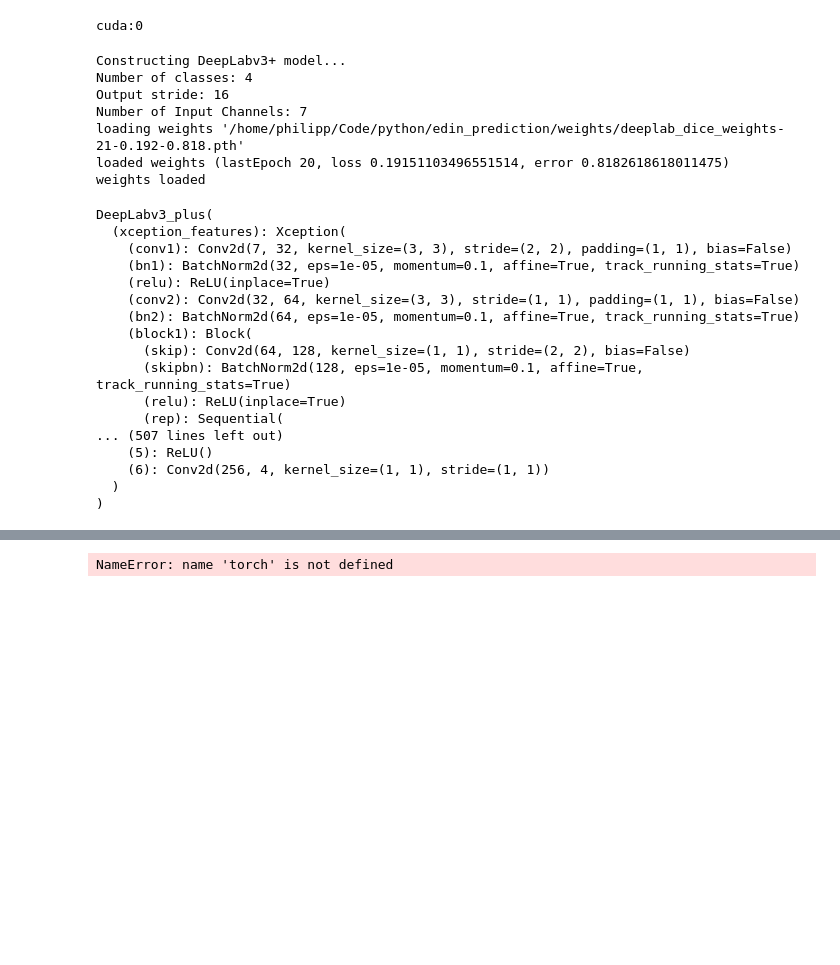
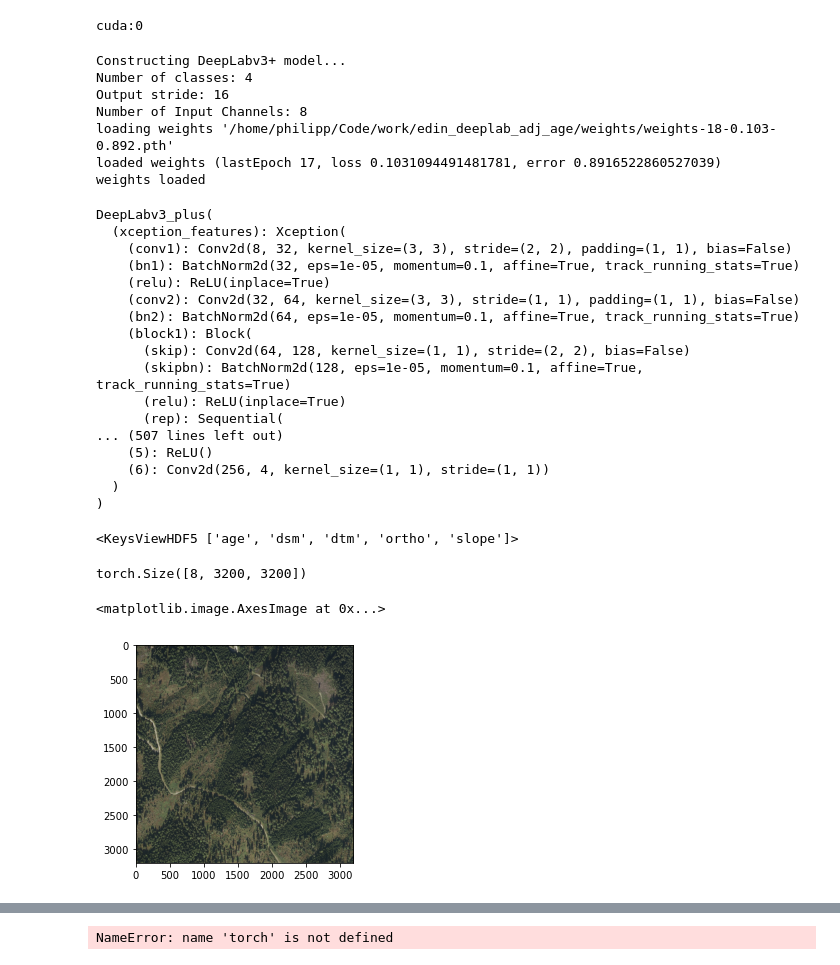
Before and after one commit to satlawa/edin_prediction, a Jupyter notebook: predict_data_512.ipynb, the cells around one changed output, grey strips where cells are left out. Saved outputs shown, nothing was run; the diff lists cells and outputs as text; code cells hidden in the pictures; blank space fills up the shorter version.

```diff
--- a/predict_data_512.ipynb
+++ b/predict_data_512.ipynb
@@ -37,41 +38,57 @@ cuda:0
 if architecture == 'unet':
     model = unet.UNET(in_channels=nr_channels, out_channels=nr_classes)
     weights_name = 'unet_dice_weights-19-0.217-0.821.pth'
+    path = WEIGHTS_PATH + weights_name
 
 elif architecture == 'densenet':
     model = tiramisu.FCDenseNet57(in_channels=nr_channels, n_classes=nr_classes)
     weights_name = 'densenet_dice_weights-3-0.186-0.808.pth'
+    path = WEIGHTS_PATH + weights_name
 
 elif architecture == 'deeplab':
     model = deeplab_xception.DeepLabv3_plus(nInputChannels=nr_channels, n_classes=nr_classes, os=16, pretrained=False)
     weights_name = 'deeplab_dice_weights-21-0.192-0.818.pth'
+    path = WEIGHTS_PATH + weights_name
 
 elif architecture == 'deeplab_ce':
     model = deeplab_xception.DeepLabv3_plus(nInputChannels=nr_channels, n_classes=nr_classes, os=16, pretrained=False)
     weights_name = 'deeplab_ce_weights-4-0.453-0.814.pth'
+    path = WEIGHTS_PATH + weights_name
+
+elif architecture == 'deeplab_adj':
+    model = deeplab_xception.DeepLabv3_plus(nInputChannels=nr_channels, n_classes=nr_classes, os=16, pretrained=False)
+    weights_name = 'weights-22-0.175-0.836.pth'
+    path = '/home/philipp/Code/work/edin_deeplab_adj/weights/' + weights_name
+
+elif architecture == 'deeplab_adj_age':
+    model = deeplab_xception.DeepLabv3_plus(nInputChannels=nr_channels, n_classes=nr_classes, os=16, pretrained=False)
+    weights_name = 'weights-18-0.103-0.892.pth'
+    path = '/home/philipp/Code/work/edin_deeplab_adj_age/weights/' + weights_name
 
 else:
     print('provide architecture')
 
 try:
-    mgr.load_weights(model, WEIGHTS_PATH+weights_name)
+    mgr.load_weights(model, path)
     print("weights loaded")
 except:
     model.apply(mgr.weights_init)
     print("no weights found")
 
 model.to(device)
+
+model.eval()
 # %% [output]
 Constructing DeepLabv3+ model...
 Number of classes: 4
 Output stride: 16
-Number of Input Channels: 7
-loading weights '/home/philipp/Code/python/edin_prediction/weights/deeplab_dice_weights-21-0.192-0.818.pth'
-loaded weights (lastEpoch 20, loss 0.19151103496551514, error 0.8182618618011475)
+Number of Input Channels: 8
+loading weights '/home/philipp/Code/work/edin_deeplab_adj_age/weights/weights-18-0.103-0.892.pth'
+loaded weights (lastEpoch 17, loss 0.1031094491481781, error 0.8916522860527039)
 weights loaded
 DeepLabv3_plus(
   (xception_features): Xception(
-    (conv1): Conv2d(7, 32, kernel_size=(3, 3), stride=(2, 2), padding=(1, 1), bias=False)
+    (conv1): Conv2d(8, 32, kernel_size=(3, 3), stride=(2, 2), padding=(1, 1), bias=False)
     (bn1): BatchNorm2d(32, eps=1e-05, momentum=0.1, affine=True, track_running_stats=True)
     (relu): ReLU(inplace=True)
     (conv2): Conv2d(32, 64, kernel_size=(3, 3), stride=(1, 1), padding=(1, 1), bias=False)
@@ -101,6 +118,7 @@ class ForestDataset(torch.utils.data.Dataset):
         self.dsm = self.dset['dsm']
         self.dtm = self.dset['dtm']
         self.slope = self.dset['slope']
+        self.age = self.dset['age']
 
         # set number of samples
         self.dataset_size = 10679
@@ -118,6 +136,9 @@ class ForestDataset(torch.utils.data.Dataset):
 
         self.means_slope = np.array([22.39]).astype(np.float32)
         self.stds_slope = np.array([11.69830556896441]).astype(np.float32)
+
+        self.means_age = np.array([78.5]).astype(np.float32)
+        self.stds_age = np.array([62.3]).astype(np.float32)
 
 
     def __len__(self):
@@ -142,8 +163,10 @@ class ForestDataset(torch.utils.data.Dataset):
             dtype=torch.float32).permute(2, 0, 1) - self.means_dtm) / self.stds_dtm
         X_slope = (torch.tensor(self.slope[index], \
             dtype=torch.float32).permute(2, 0, 1) - self.means_slope) / self.stds_slope
+        X_age = (torch.tensor(self.age[index], \
+            dtype=torch.float32).permute(2, 0, 1) - self.means_age) / self.stds_age
 
-        X = torch.cat((X_ortho, X_dsm, X_dtm, X_slope),0)
+        X = torch.cat((X_ortho, X_dsm, X_dtm, X_slope, X_age),0)
 
         return X #torch.from_numpy(y).permute(2, 0, 1)
 
@@ -174,8 +197,22 @@ class ForestDataset(torch.utils.data.Dataset):
 # %%
 ## loading the dataset
 #path_dataset = "/home/philipp/Data/dataset_256_df_2.h5"
-path_dataset = "/media/philipp/DATA/dataset/dataset_512_df_prediction.h5"
-#path_dataset = "/media/philipp/DATA/dataset/dataset_256_df_2.h5"
+path_dataset = "/media/philipp/DATA/dataset/dataset_3200_df_prediction.h5"
+#path_dataset = "/media/philipp/DATA/dataset/dataset_256_df_3.h5"
 
 # open dataset
 dataset = ForestDataset(path_dataset)
+# %%
+dataset.dset.keys()
+# %% [output]
+<KeysViewHDF5 ['age', 'dsm', 'dtm', 'ortho', 'slope']>
+# %%
+i = 55
+dataset[0].shape
+# %% [output]
+torch.Size([8, 3200, 3200])
+# %%
+plt.imshow(img_utils.decode_ortho(dataset[i][0:4], 'rgb'))
+# %% [output]
+<matplotlib.image.AxesImage at 0x...>
+[figure, added]
```
Also changed, not shown: parts of 16 cells of this notebook.
